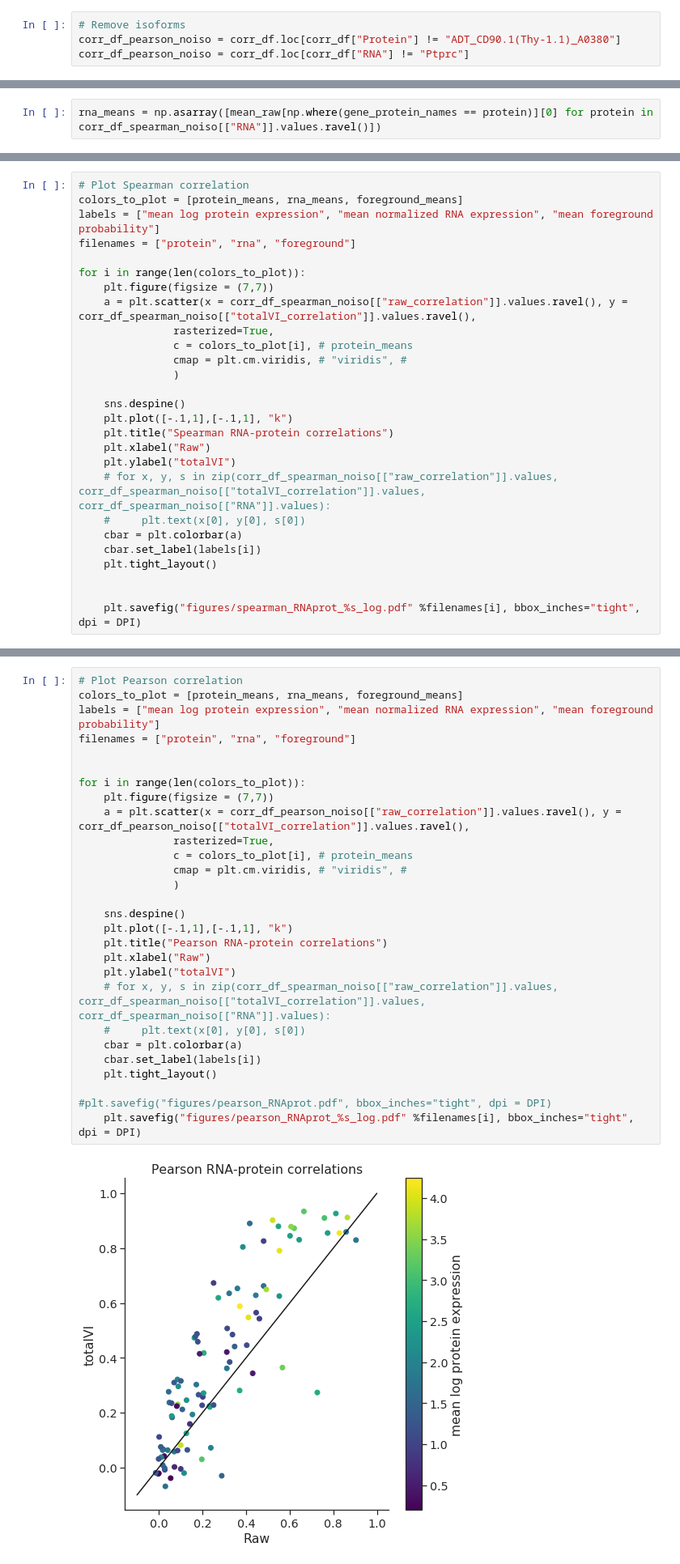
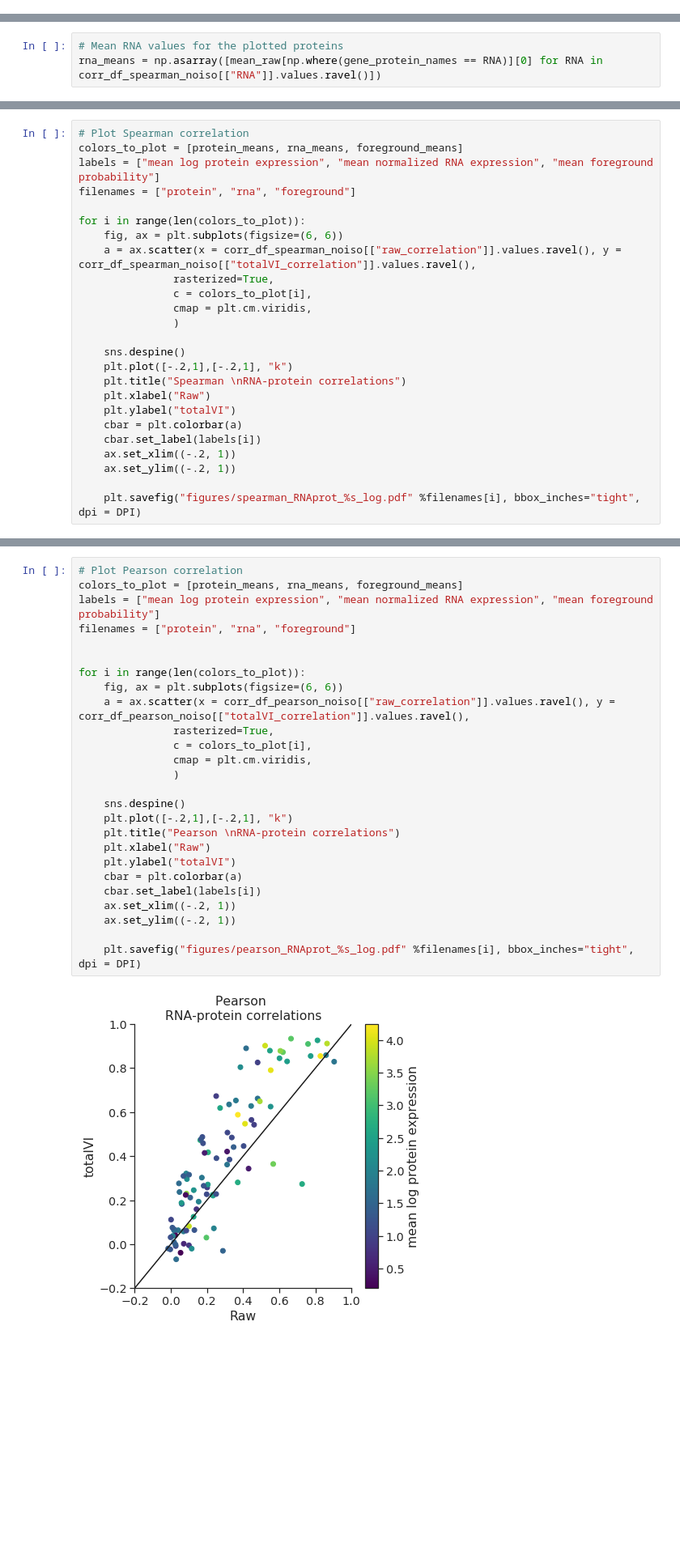
Before and after one commit to YosefLab/totalVI_reproducibility, a Jupyter notebook: correlations/correlations_sln111d1_rnaprotein.ipynb, the cells around one changed output, grey strips where cells are left out. Shown at 81% size. Cells and saved outputs as stored; diff of their text form; blank space fills up the shorter version.

Commit message:
Correlations notebooks

```diff
--- a/correlations/correlations_sln111d1_rnaprotein.ipynb
+++ b/correlations/correlations_sln111d1_rnaprotein.ipynb
@@ -517,4 +472,0 @@ corr_df_spearman_noiso = corr_df_spearman.loc[corr_df_spearman["RNA"] != "Ptprc"
-# %%
-# Remove isoforms
-corr_df_pearson_noiso = corr_df.loc[corr_df["Protein"] != "ADT_CD90.1(Thy-1.1)_A0380"]
-corr_df_pearson_noiso = corr_df.loc[corr_df["RNA"] != "Ptprc"]
@@ -592,5 +534,6 @@ mean_foreground = np.mean(protein_foreground_prob, axis = 0)
 # Extract the mean protein values for the plotted proteins
 protein_means = np.asarray([mean_raw[np.where(gene_protein_names == protein)][0] for protein in corr_df_spearman_noiso[["Protein"]].values.ravel()])
 # %%
-rna_means = np.asarray([mean_raw[np.where(gene_protein_names == protein)][0] for protein in corr_df_spearman_noiso[["RNA"]].values.ravel()])
+# Mean RNA values for the plotted proteins
+rna_means = np.asarray([mean_raw[np.where(gene_protein_names == RNA)][0] for RNA in corr_df_spearman_noiso[["RNA"]].values.ravel()])
 # %%
@@ -607,24 +550,22 @@ labels = ["mean log protein expression", "mean normalized RNA expression", "mean
 filenames = ["protein", "rna", "foreground"]
 
 for i in range(len(colors_to_plot)):
-    plt.figure(figsize = (7,7))
-    a = plt.scatter(x = corr_df_spearman_noiso[["raw_correlation"]].values.ravel(), y = corr_df_spearman_noiso[["totalVI_correlation"]].values.ravel(),
+    fig, ax = plt.subplots(figsize=(6, 6))
+    a = ax.scatter(x = corr_df_spearman_noiso[["raw_correlation"]].values.ravel(), y = corr_df_spearman_noiso[["totalVI_correlation"]].values.ravel(),
                rasterized=True,
-               c = colors_to_plot[i], # protein_means
-               cmap = plt.cm.viridis, # "viridis", #
+               c = colors_to_plot[i],
+               cmap = plt.cm.viridis,
                )
 
     sns.despine()
-    plt.plot([-.1,1],[-.1,1], "k")
-    plt.title("Spearman RNA-protein correlations")
+    plt.plot([-.2,1],[-.2,1], "k")
+    plt.title("Spearman \nRNA-protein correlations")
     plt.xlabel("Raw")
     plt.ylabel("totalVI")
-    # for x, y, s in zip(corr_df_spearman_noiso[["raw_correlation"]].values, corr_df_spearman_noiso[["totalVI_correlation"]].values, corr_df_spearman_noiso[["RNA"]].values):
-    #     plt.text(x[0], y[0], s[0])
     cbar = plt.colorbar(a)
     cbar.set_label(labels[i])
-    plt.tight_layout()
-
+    ax.set_xlim((-.2, 1))
+    ax.set_ylim((-.2, 1))
 
     plt.savefig("figures/spearman_RNAprot_%s_log.pdf" %filenames[i], bbox_inches="tight", dpi = DPI)
 # %% [output]
@@ -634,30 +575,28 @@ for i in range(len(colors_to_plot)):
 # %%
 # Plot Pearson correlation
 colors_to_plot = [protein_means, rna_means, foreground_means]
 labels = ["mean log protein expression", "mean normalized RNA expression", "mean foreground probability"]
 filenames = ["protein", "rna", "foreground"]
 
 
 for i in range(len(colors_to_plot)):
-    plt.figure(figsize = (7,7))
-    a = plt.scatter(x = corr_df_pearson_noiso[["raw_correlation"]].values.ravel(), y = corr_df_pearson_noiso[["totalVI_correlation"]].values.ravel(),
+    fig, ax = plt.subplots(figsize=(6, 6))
+    a = ax.scatter(x = corr_df_pearson_noiso[["raw_correlation"]].values.ravel(), y = corr_df_pearson_noiso[["totalVI_correlation"]].values.ravel(),
                rasterized=True,
-               c = colors_to_plot[i], # protein_means
-               cmap = plt.cm.viridis, # "viridis", #
+               c = colors_to_plot[i],
+               cmap = plt.cm.viridis,
                )
 
     sns.despine()
-    plt.plot([-.1,1],[-.1,1], "k")
-    plt.title("Pearson RNA-protein correlations")
+    plt.plot([-.2,1],[-.2,1], "k")
+    plt.title("Pearson \nRNA-protein correlations")
     plt.xlabel("Raw")
     plt.ylabel("totalVI")
-    # for x, y, s in zip(corr_df_spearman_noiso[["raw_correlation"]].values, corr_df_spearman_noiso[["totalVI_correlation"]].values, corr_df_spearman_noiso[["RNA"]].values):
-    #     plt.text(x[0], y[0], s[0])
     cbar = plt.colorbar(a)
     cbar.set_label(labels[i])
-    plt.tight_layout()
+    ax.set_xlim((-.2, 1))
+    ax.set_ylim((-.2, 1))
 
-#plt.savefig("figures/pearson_RNAprot.pdf", bbox_inches="tight", dpi = DPI)
     plt.savefig("figures/pearson_RNAprot_%s_log.pdf" %filenames[i], bbox_inches="tight", dpi = DPI)
 # %% [output]
-[figure, old version]
+[figure, new version]
```
Also changed, not shown: parts of 58 cells of this notebook, 2 other files.
